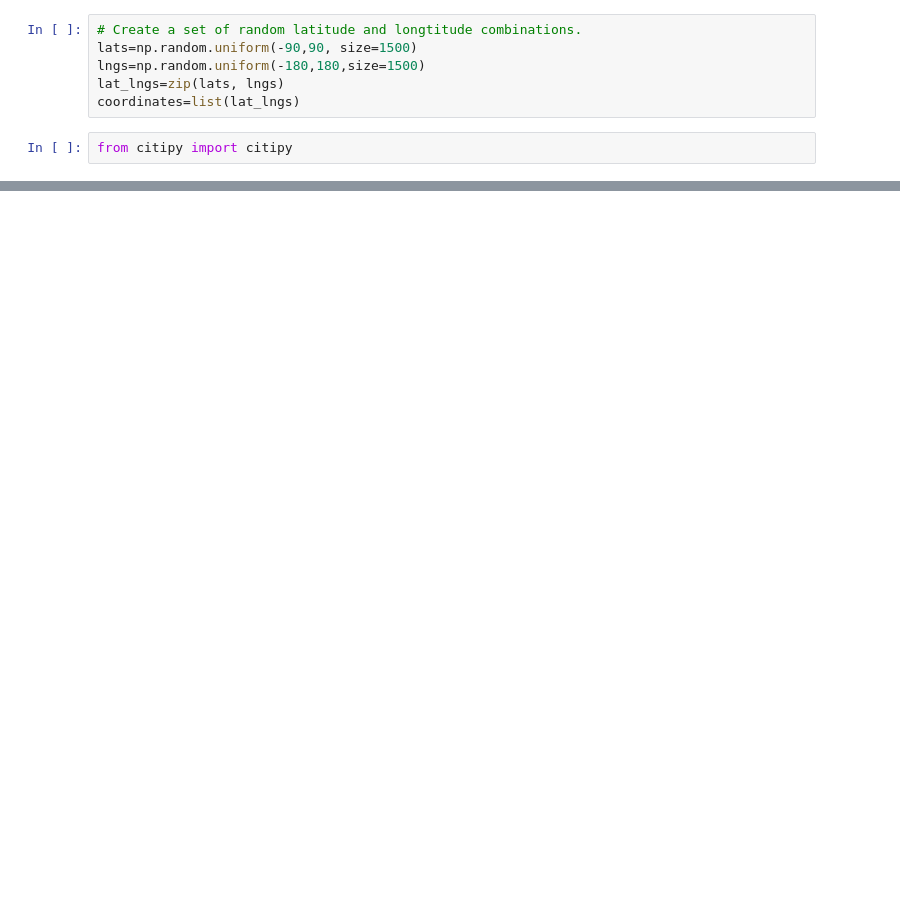
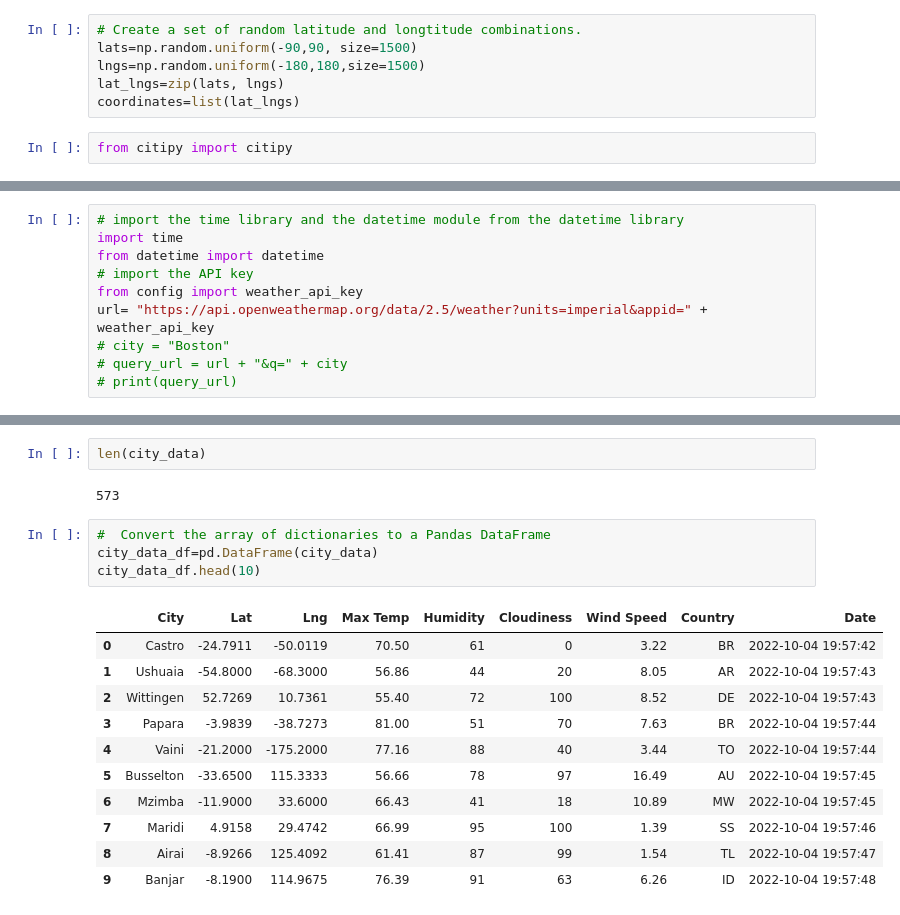
Before and after one commit to Manishthapa2022/World_Weather_Analysis, a Jupyter notebook: WeatherPy.ipynb, the cells around one changed output, grey strips where cells are left out. Saved outputs shown, nothing was run; the diff lists cells and outputs as text; blank space fills up the shorter version.

```diff
--- a/WeatherPy.ipynb
+++ b/WeatherPy.ipynb
@@ -27,0 +33,10 @@ len(cities)
+# %%
+# import the time library and the datetime module from the datetime library
+import time
+from datetime import datetime
+# import the API key
+from config import weather_api_key
+url= "https://api.openweathermap.org/data/2.5/weather?units=imperial&appid=" + weather_api_key
+# city = "Boston"
+# query_url = url + "&q=" + city
+# print(query_url)
@@ -27,0 +117,20 @@ len(cities)
+# %%
+len(city_data)
+# %% [output]
+573
+# %%
+#  Convert the array of dictionaries to a Pandas DataFrame
+city_data_df=pd.DataFrame(city_data)
+city_data_df.head(10)
+# %% [output]
+|  | City | Lat | Lng | Max Temp | Humidity | Cloudiness | Wind Speed | Country | Date |
+| 0 | Castro | -24.7911 | -50.0119 | 70.50 | 61 | 0 | 3.22 | BR | 2022-10-04 19:57:42 |
+| 1 | Ushuaia | -54.8000 | -68.3000 | 56.86 | 44 | 20 | 8.05 | AR | 2022-10-04 19:57:43 |
+| 2 | Wittingen | 52.7269 | 10.7361 | 55.40 | 72 | 100 | 8.52 | DE | 2022-10-04 19:57:43 |
+| 3 | Papara | -3.9839 | -38.7273 | 81.00 | 51 | 70 | 7.63 | BR | 2022-10-04 19:57:44 |
+| 4 | Vaini | -21.2000 | -175.2000 | 77.16 | 88 | 40 | 3.44 | TO | 2022-10-04 19:57:44 |
+| 5 | Busselton | -33.6500 | 115.3333 | 56.66 | 78 | 97 | 16.49 | AU | 2022-10-04 19:57:45 |
+| 6 | Mzimba | -11.9000 | 33.6000 | 66.43 | 41 | 18 | 10.89 | MW | 2022-10-04 19:57:45 |
+| 7 | Maridi | 4.9158 | 29.4742 | 66.99 | 95 | 100 | 1.39 | SS | 2022-10-04 19:57:46 |
+| 8 | Airai | -8.9266 | 125.4092 | 61.41 | 87 | 99 | 1.54 | TL | 2022-10-04 19:57:47 |
+| 9 | Banjar | -8.1900 | 114.9675 | 76.39 | 91 | 63 | 6.26 | ID | 2022-10-04 19:57:48 |
```
Also changed, not shown: parts of 6 cells of this notebook, 3 other files.
